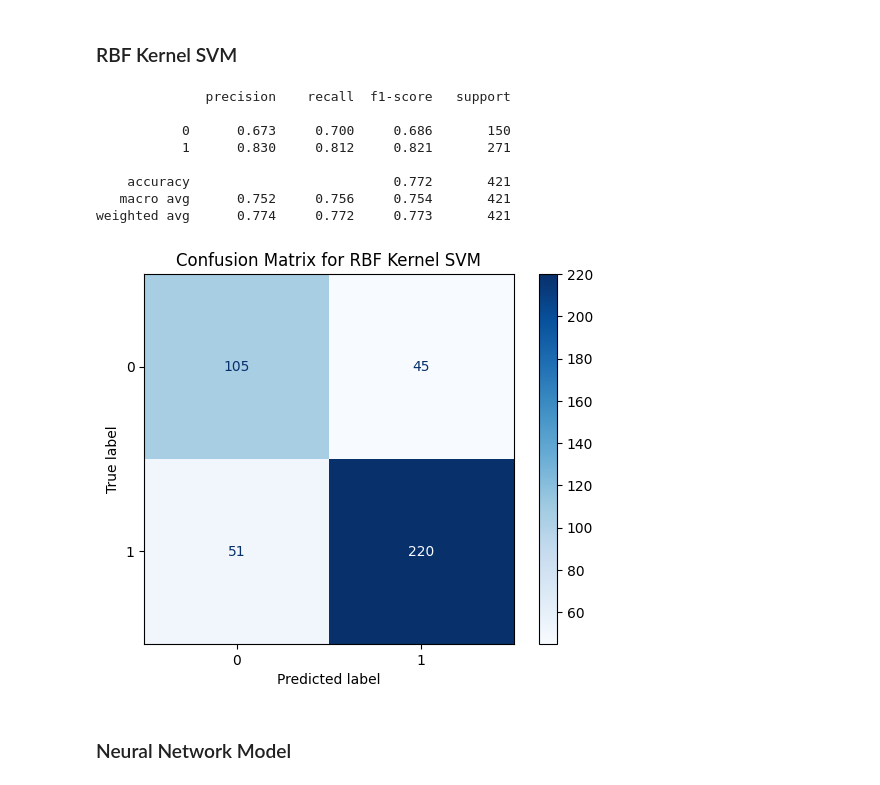
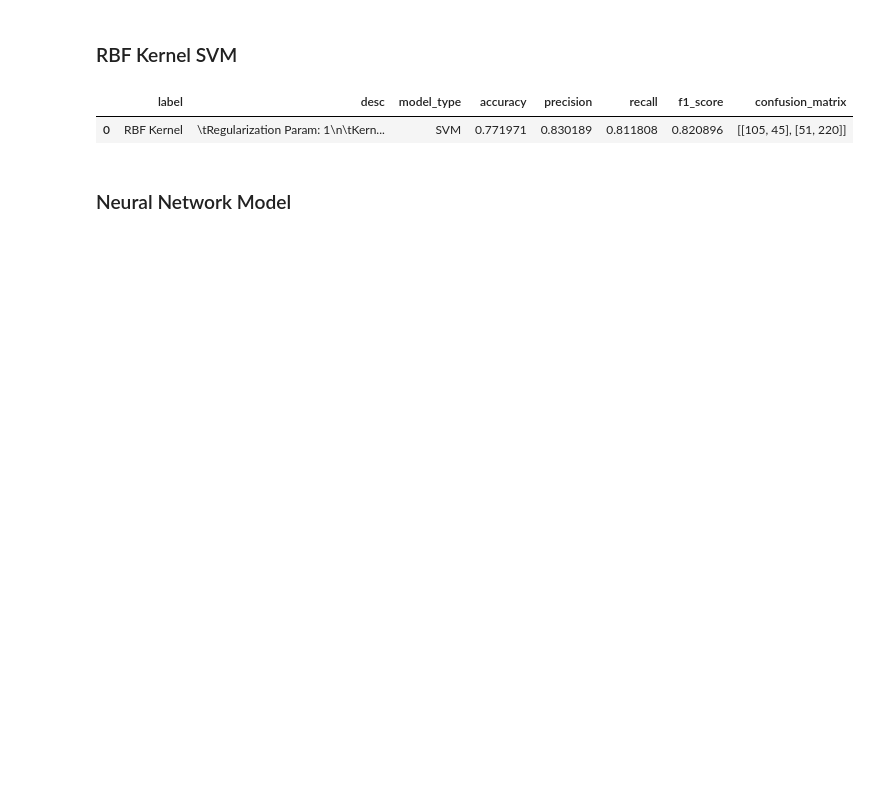
Before and after one commit to julianag27/ml-project, a Jupyter notebook: FinalProject.ipynb, the cells around one changed output. Drawn from its saved outputs; the diff is of its cells as text; code cells hidden in the pictures; blank space fills up the shorter version.

```diff
--- a/FinalProject.ipynb
+++ b/FinalProject.ipynb
@@ -151,34 +117,13 @@ weighted avg      0.815     0.810     0.812       421
 # %% [markdown]
 ### RBF Kernel SVM
 # %%
-from sklearn.svm import SVC
+from models.svm import svm_run_models
 
-rbf = SVC(C=1, kernel='rbf', gamma='scale')
-rbf.fit(X_train, Y_train)
-Y_pred_rbf = rbf.predict(X_test)
-
-from sklearn.metrics import classification_report, accuracy_score
-from sklearn.metrics import confusion_matrix, ConfusionMatrixDisplay
-
-# Evaluation for RBF Kernel SVM
-report = classification_report(Y_test, Y_pred_rbf, digits=3)
-print(report)
-
-cm = confusion_matrix(Y_test, Y_pred_rbf)
-disp = ConfusionMatrixDisplay(confusion_matrix=cm, display_labels=[0, 1])
-disp.plot(cmap=plt.cm.Blues)
-plt.title("Confusion Matrix for RBF Kernel SVM")
-plt.show()
+svm_models = svm_run_models(X_train, Y_train, X_test, Y_test)
+svm_models
 # %% [output]
-              precision    recall  f1-score   support
-
-           0      0.673     0.700     0.686       150
-           1      0.830     0.812     0.821       271
-
-    accuracy                          0.772       421
-   macro avg      0.752     0.756     0.754       421
-weighted avg      0.774     0.772     0.773       421
-[figure, removed]
+|  | label | desc | model_type | accuracy | precision | recall | f1_score | confusion_matrix |
+| 0 | RBF Kernel | \tRegularization Param: 1\n\tKern... | SVM | 0.771971 | 0.830189 | 0.811808 | 0.820896 | [[105, 45], [51, 220]] |
 # %% [markdown]
 ### Neural Network Model
 # %%
```
Also changed, not shown: parts of 2 cells of this notebook, 3 other files.
